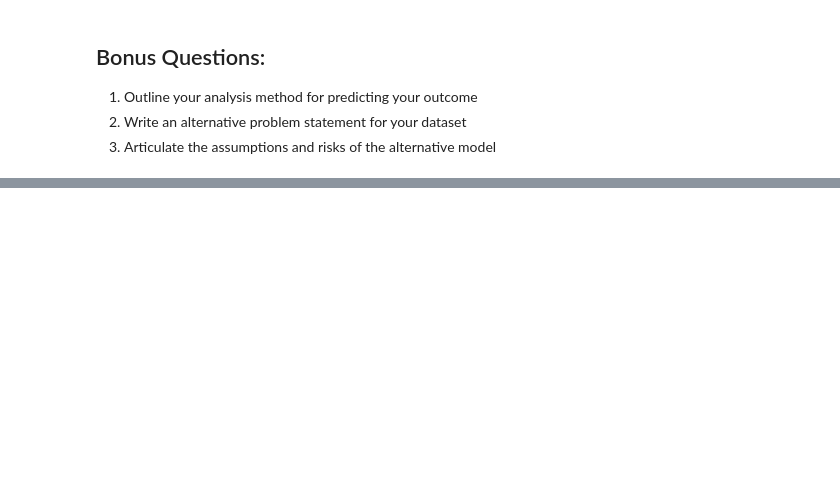
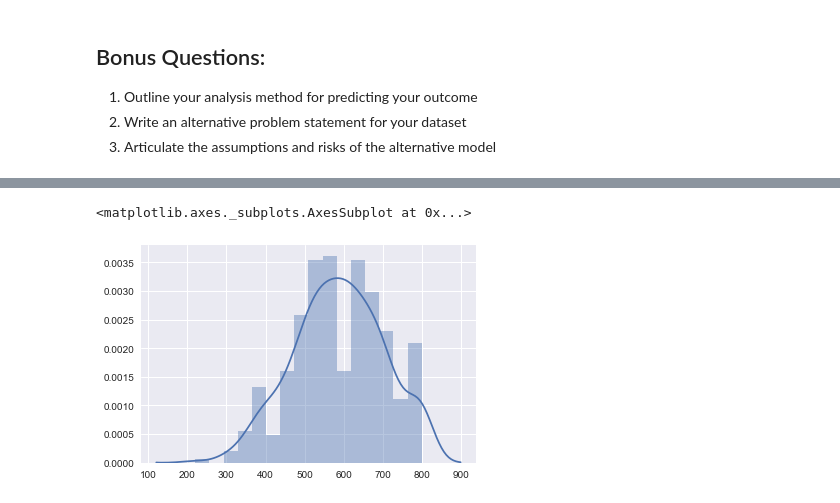
Before and after one commit to areana/DAT-SF-37-Project1, a Jupyter notebook: project1-starter.ipynb, the cells around one changed output, grey strips where cells are left out. Cells and saved outputs as stored; diff of their text form; code cells hidden in the pictures; blank space fills up the shorter version.

Commit message:
Plots and analysis included

```diff
--- a/project1-starter.ipynb
+++ b/project1-starter.ipynb
@@ -98,0 +169,7 @@ Answer:
+# %%
+df = pd.read_csv('admissions.csv')
+df= df.dropna()
+gre = np.array(df.gre)
+gpa = np.array(df.gpa)
+prestige = np.array(df.prestige)
+admit = np.array(df.admit)
@@ -98,0 +188,5 @@ Answer:
+# %%
+sns.distplot(gre)
+# %% [output]
+<matplotlib.axes._subplots.AxesSubplot at 0x...>
+[figure, added]
```
Also changed, not shown: parts of 55 cells of this notebook.
